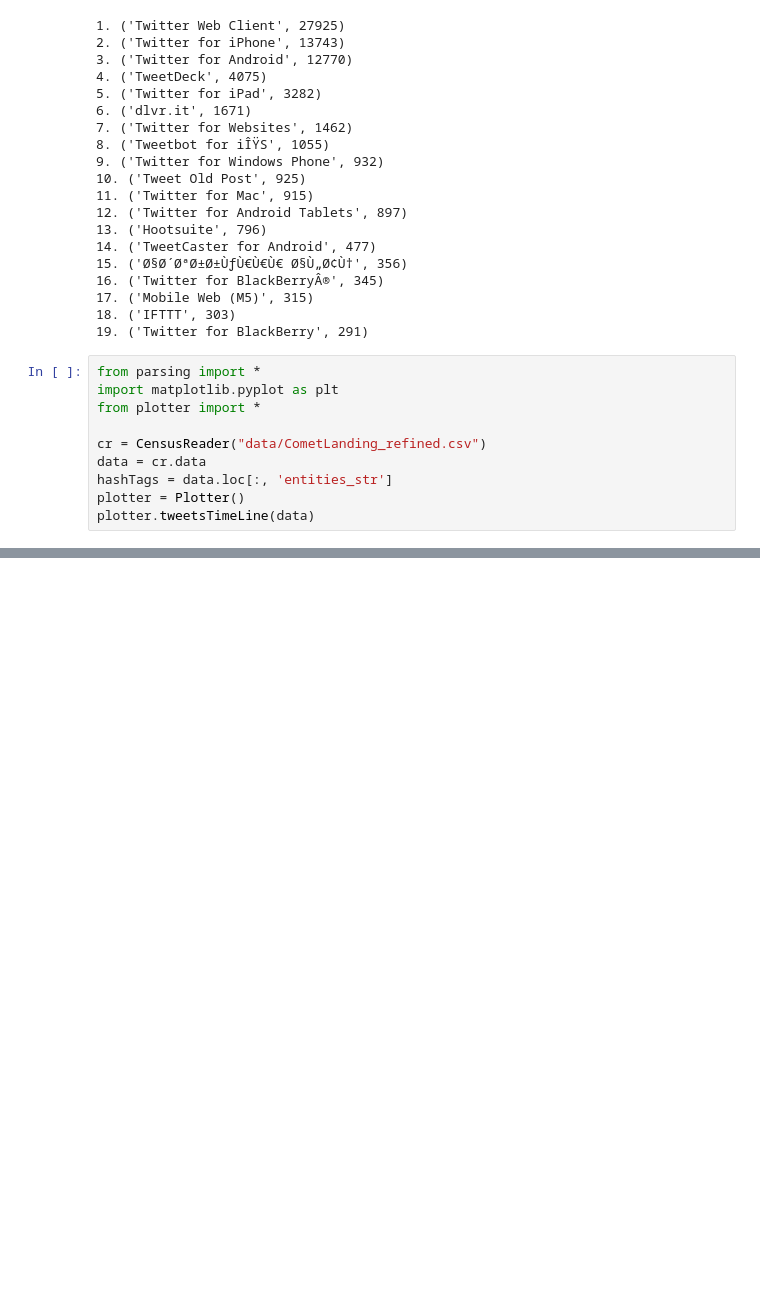
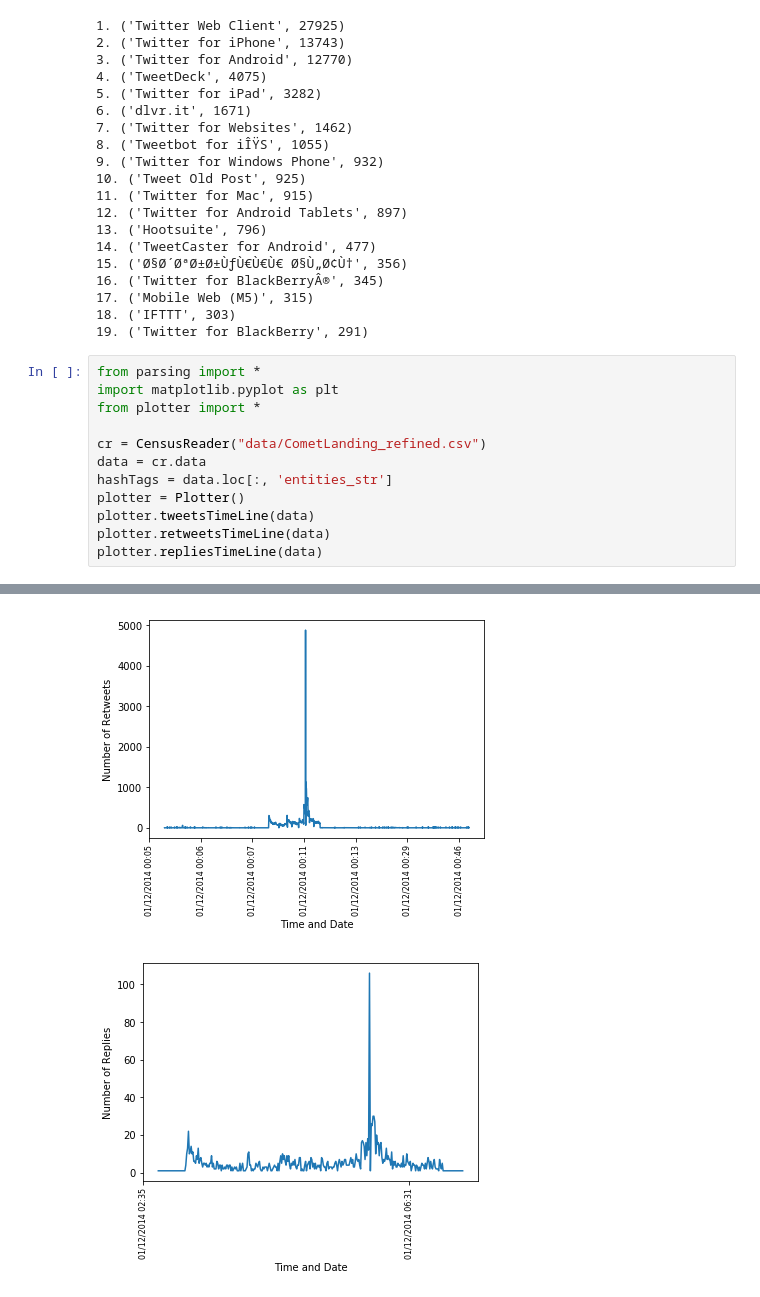
Before and after one commit to Fraser-Brown/Python-stats, a Jupyter notebook: Jupyter.ipynb, the cells around one changed output, grey strips where cells are left out. Saved outputs shown, nothing was run; the diff lists cells and outputs as text; blank space fills up the shorter version.

Commit message:
added replies analysis

```diff
--- a/Jupyter.ipynb
+++ b/Jupyter.ipynb
@@ -142,12 +142,16 @@ print (cr.appUsed())
 # %%
 from parsing import *
 import matplotlib.pyplot as plt
 from plotter import *
 
 cr = CensusReader("data/CometLanding_refined.csv")
 data = cr.data
 hashTags = data.loc[:, 'entities_str']
 plotter = Plotter()
 plotter.tweetsTimeLine(data)
+plotter.retweetsTimeLine(data)
+plotter.repliesTimeLine(data)
 # %% [output]
 [figure]
+[figure, added]
+[figure, added]
```
Also changed, not shown: parts of 1 cell of this notebook, 1 other file.
